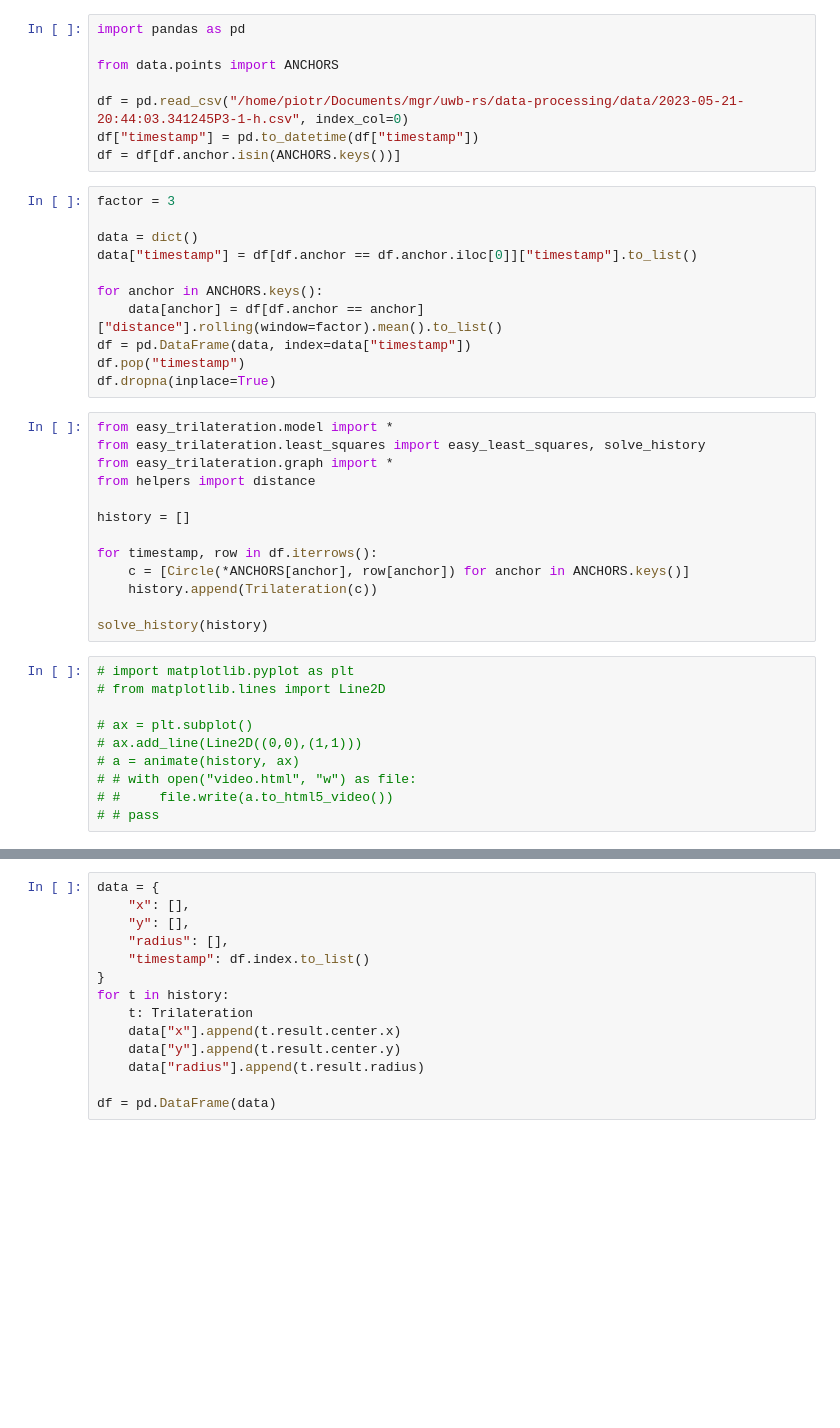
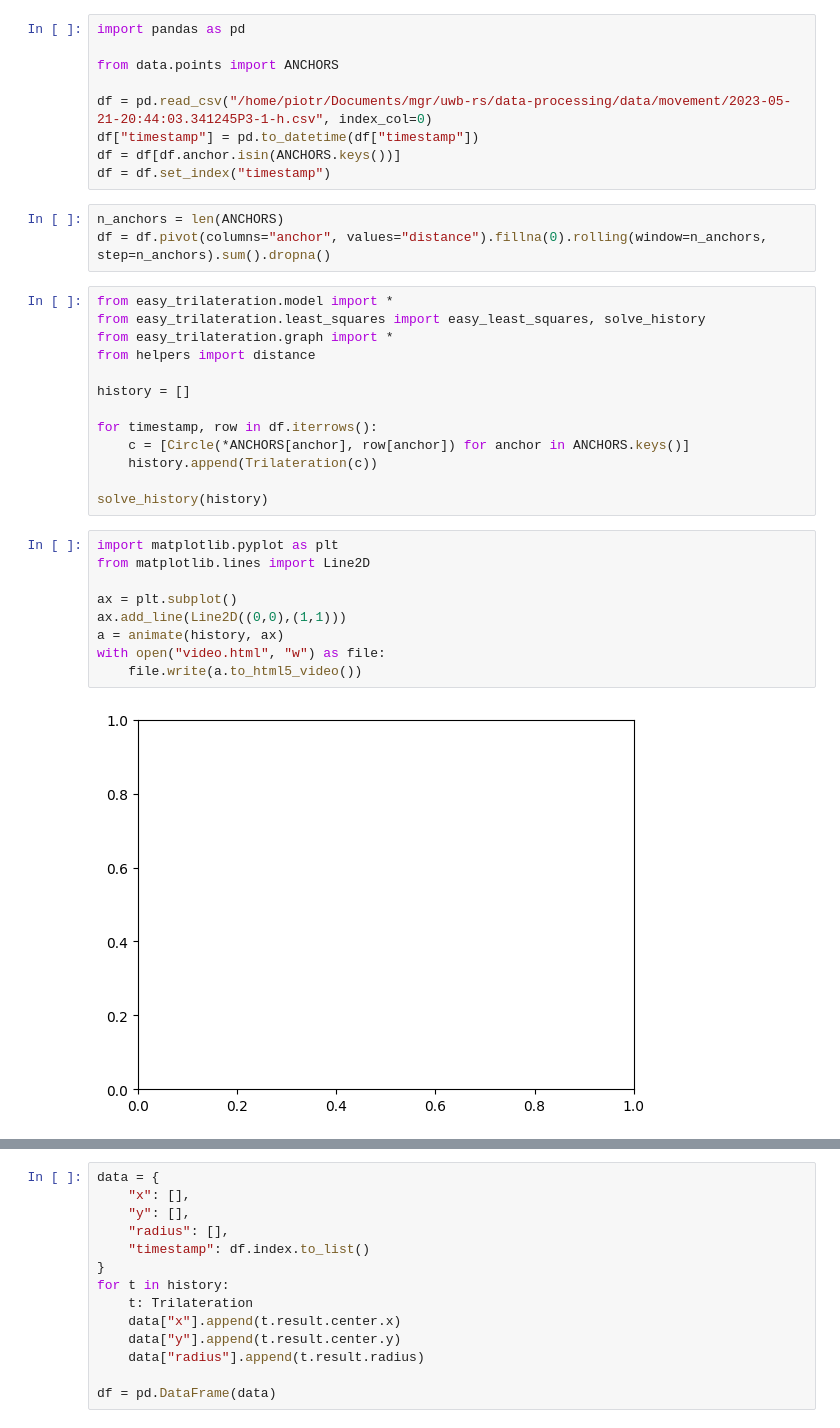
Before and after one commit to piotrs112/uwb-rs, a Jupyter notebook: data-processing/movement.ipynb, the cells around one changed output, grey strips where cells are left out. Saved outputs shown, nothing was run; the diff lists cells and outputs as text; blank space fills up the shorter version.

Commit message:
Optimized data pipeline

```diff
--- a/data-processing/movement.ipynb
+++ b/data-processing/movement.ipynb
@@ -3,20 +3,13 @@ import pandas as pd
 
 from data.points import ANCHORS
 
-df = pd.read_csv("/home/piotr/Documents/mgr/uwb-rs/data-processing/data/2023-05-21-20:44:03.341245P3-1-h.csv", index_col=0)
+df = pd.read_csv("/home/piotr/Documents/mgr/uwb-rs/data-processing/data/movement/2023-05-21-20:44:03.341245P3-1-h.csv", index_col=0)
 df["timestamp"] = pd.to_datetime(df["timestamp"])
 df = df[df.anchor.isin(ANCHORS.keys())]
+df = df.set_index("timestamp")
-# %%
-factor = 3
-
-data = dict()
-data["timestamp"] = df[df.anchor == df.anchor.iloc[0]]["timestamp"].to_list()
-
-for anchor in ANCHORS.keys():
-    data[anchor] = df[df.anchor == anchor]["distance"].rolling(window=factor).mean().to_list()
-df = pd.DataFrame(data, index=data["timestamp"])
-df.pop("timestamp")
-df.dropna(inplace=True)
+# %%
+n_anchors = len(ANCHORS)
+df = df.pivot(columns="anchor", values="distance").fillna(0).rolling(window=n_anchors, step=n_anchors).sum().dropna()
 # %%
 from easy_trilateration.model import *
 from easy_trilateration.least_squares import easy_least_squares, solve_history
@@ -31,12 +24,13 @@ for timestamp, row in df.iterrows():
 
 solve_history(history)
 # %%
-# import matplotlib.pyplot as plt
-# from matplotlib.lines import Line2D
+import matplotlib.pyplot as plt
+from matplotlib.lines import Line2D
 
-# ax = plt.subplot()
-# ax.add_line(Line2D((0,0),(1,1)))
-# a = animate(history, ax)
-# # with open("video.html", "w") as file:
-# #     file.write(a.to_html5_video())
-# # pass
+ax = plt.subplot()
+ax.add_line(Line2D((0,0),(1,1)))
+a = animate(history, ax)
+with open("video.html", "w") as file:
+    file.write(a.to_html5_video())
+# %% [output]
+[figure, added]
```
Also changed, not shown: parts of 3 cells of this notebook.
